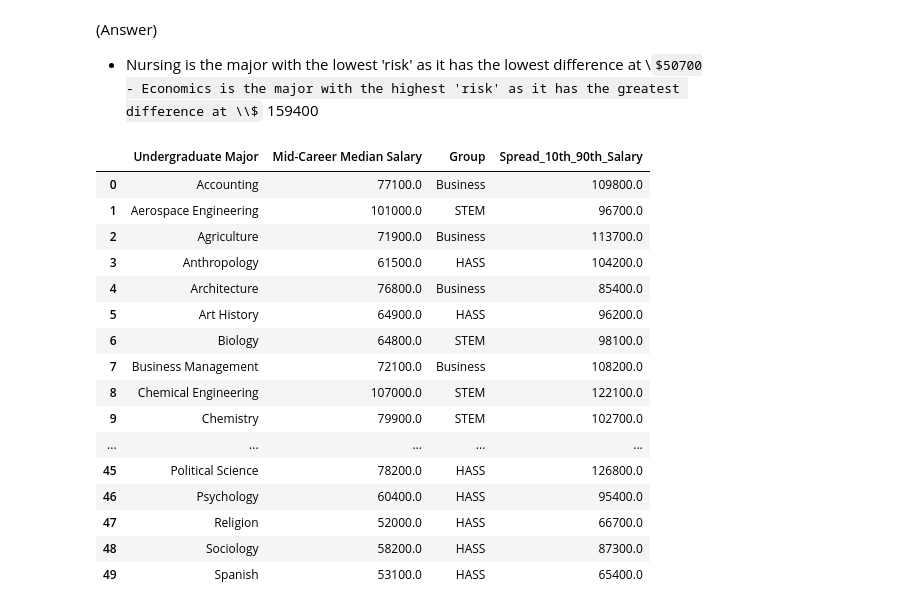
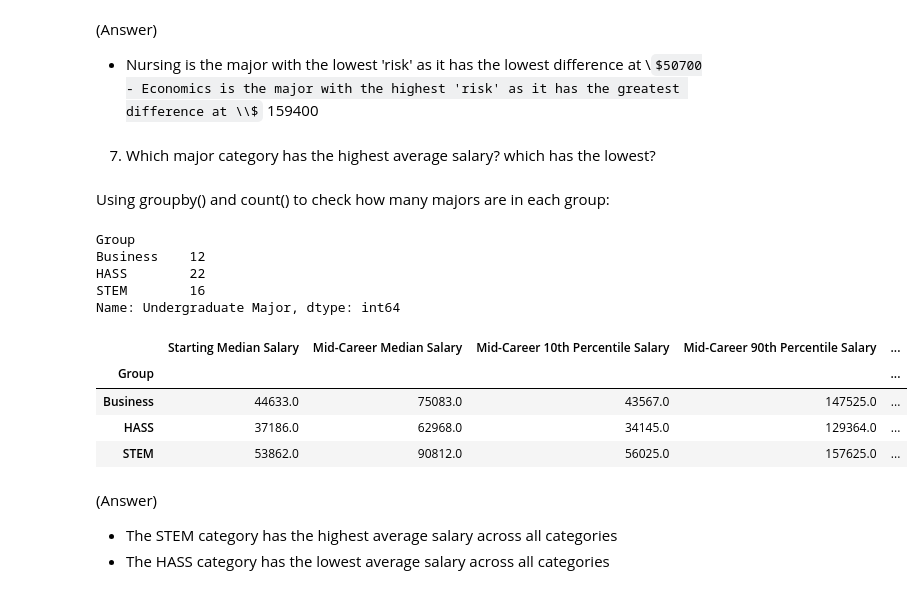
Before and after one commit to Am1tp/DataAnalysis-JupyterNotebook-PayScaleSalaries2008, a Jupyter notebook: College-Major-Salaries.ipynb, the cells around one changed output. Drawn from its saved outputs; the diff is of its cells as text; code cells hidden in the pictures; some formulas as TeX source.

```diff
--- a/College-Major-Salaries.ipynb
+++ b/College-Major-Salaries.ipynb
@@ -250,23 +255,27 @@ df_cleaned.sort_values('Spread_10th_90th_Salary').tail(1)
 (Answer)
 - Nursing is the major with the lowest 'risk' as it has the lowest difference at \\$50700
 - Economics is the major with the highest 'risk' as it has the greatest difference at \\$159400
-# %%
-df_cleaned[['Undergraduate Major','Mid-Career Median Salary','Group','Spread_10th_90th_Salary']]
-# %% [output]
-|  | Undergraduate Major | Mid-Career Median Salary | Group | Spread_10th_90th_Salary |
-| 0 | Accounting | 77100.0 | Business | 109800.0 |
-| 1 | Aerospace Engineering | 101000.0 | STEM | 96700.0 |
-| 2 | Agriculture | 71900.0 | Business | 113700.0 |
-| 3 | Anthropology | 61500.0 | HASS | 104200.0 |
-| 4 | Architecture | 76800.0 | Business | 85400.0 |
-| 5 | Art History | 64900.0 | HASS | 96200.0 |
-| 6 | Biology | 64800.0 | STEM | 98100.0 |
-| 7 | Business Management | 72100.0 | Business | 108200.0 |
-| 8 | Chemical Engineering | 107000.0 | STEM | 122100.0 |
-| 9 | Chemistry | 79900.0 | STEM | 102700.0 |
-| ... | ... | ... | ... | ... |
-| 45 | Political Science | 78200.0 | HASS | 126800.0 |
-| 46 | Psychology | 60400.0 | HASS | 95400.0 |
-| 47 | Religion | 52000.0 | HASS | 66700.0 |
-| 48 | Sociology | 58200.0 | HASS | 87300.0 |
-| 49 | Spanish | 53100.0 | HASS | 65400.0 |
+# %% [markdown]
+7. Which major category has the highest average salary? which has the lowest?
+# %% [markdown]
+Using groupby() and count() to check how many majors are in each group:
+# %%
+df_cleaned.groupby('Group')['Undergraduate Major'].count()
+# %% [output]
+Group
+Business    12
+HASS        22
+STEM        16
+Name: Undergraduate Major, dtype: int64
+# %%
+df_cleaned.groupby('Group').mean(numeric_only=True).round()
+# %% [output]
+|  | Starting Median Salary | Mid-Career Median Salary | Mid-Career 10th Percentile Salary | Mid-Career 90th Percentile Salary | ... |
+| Group |  |  |  |  | ... |
+| Business | 44633.0 | 75083.0 | 43567.0 | 147525.0 | ... |
+| HASS | 37186.0 | 62968.0 | 34145.0 | 129364.0 | ... |
+| STEM | 53862.0 | 90812.0 | 56025.0 | 157625.0 | ... |
+# %% [markdown]
+(Answer)
+- The STEM category has the highest average salary across all categories
+- The HASS category has the lowest average salary across all categories
```
Also changed, not shown: parts of 4 cells of this notebook.
